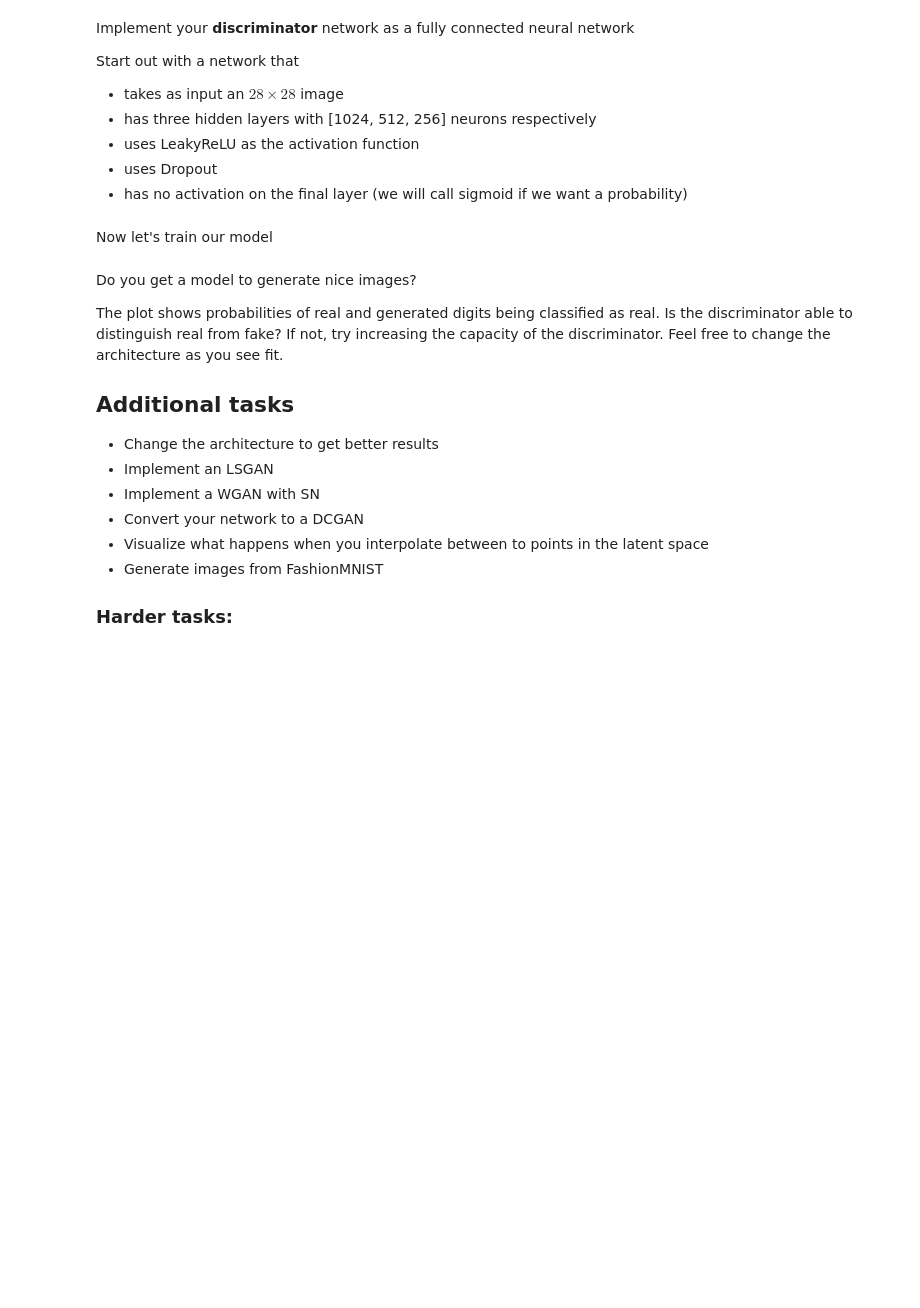
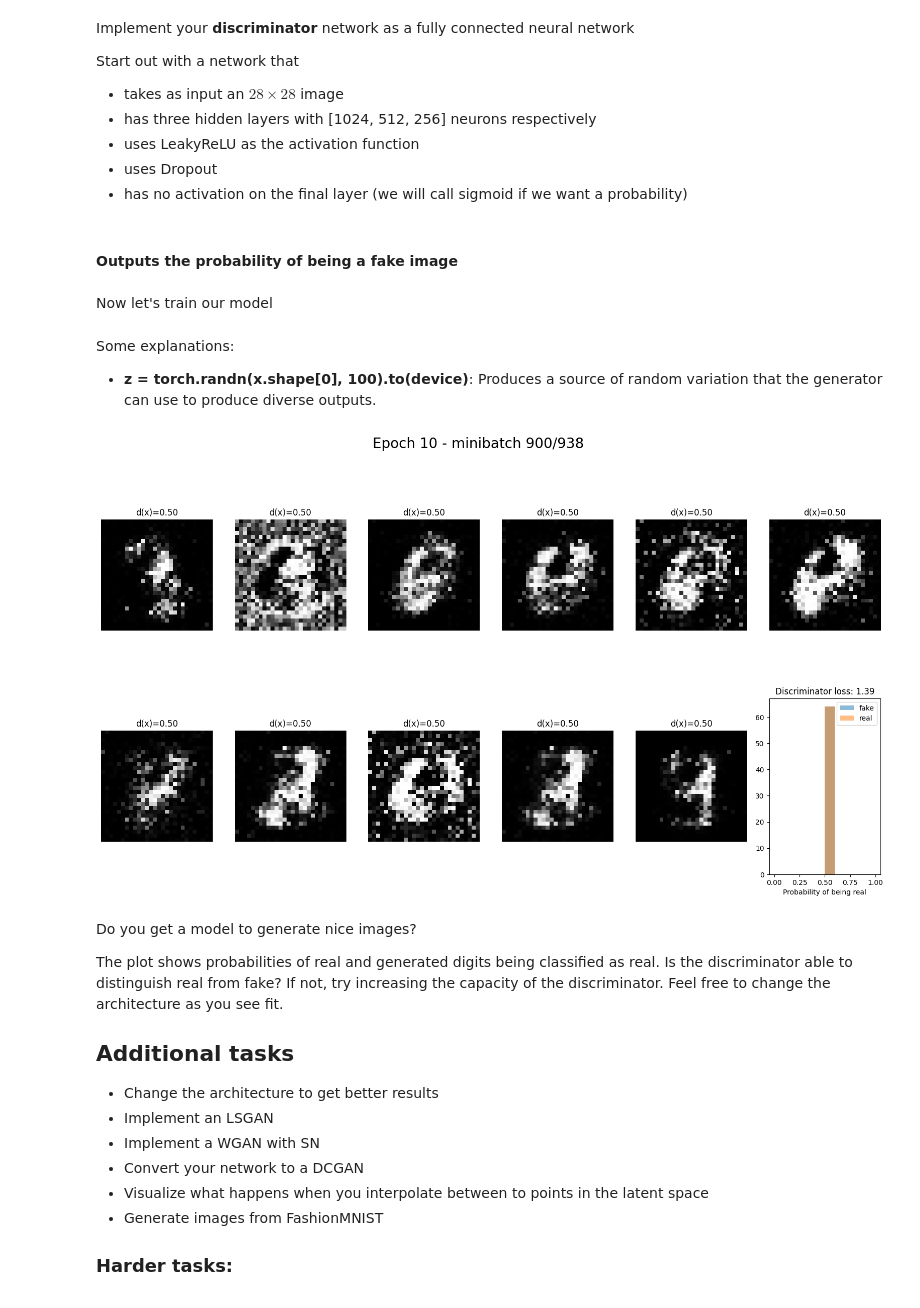
Before and after one commit to blclo/DeepLearningInComputerVision, a Jupyter notebook: P2_Gans/Exercise_3.ipynb, the cells around one changed output. Drawn from its saved outputs; the diff is of its cells as text; code cells hidden in the pictures; blank space fills up the shorter version.

```diff
--- a/P2_Gans/Exercise_3.ipynb
+++ b/P2_Gans/Exercise_3.ipynb
@@ -41,13 +43,3 @@ You could start with a network that:
 * uses LeakyReLU as the activation function
 * uses BatchNorm
 * has Tanh as the last layer (we work with MNIST in the -1 to 1 range)
-# %%
-class Generator(nn.Module):
-    def __init__(self):
-        super(Generator, self).__init__()
-        ....
-
-    def forward(self, x):
-        ....
-        x = x.view(x.size(0), 1, 28, 28)
-        return x
@@ -60,18 +80,36 @@ Start out with a network that
 * uses LeakyReLU as the activation function
 * uses Dropout
 * has no activation on the final layer (we will call sigmoid if we want a probability)
+# %% [markdown]
+#### Outputs the probability of being a fake image
 # %%
 class Discriminator(nn.Module):
     def __init__(self):
         super(Discriminator, self).__init__()
-        ....
+
+        self.fc = nn.Sequential(
+            nn.Linear(28*28, 1024),
+            nn.LeakyReLU(0.2),
+            nn.Dropout(0.3),
+            nn.Linear(1024, 512),
+            nn.LeakyReLU(0.2),
+            nn.Dropout(0.3),
+            nn.Linear(512, 256),
+            nn.LeakyReLU(0.2),
+            nn.Dropout(0.3),
+            nn.Linear(256,1),
+            nn.Sigmoid()
+        )
 
     def forward(self, x):
         x = x.view(x.size(0), -1)
-        ....
+        x = self.fc(x)
         return x
 # %% [markdown]
 Now let's train our model
+# %% [markdown]
+Some explanations:
+- **z = torch.randn(x.shape[0], 100).to(device)**: Produces a source of random variation that the generator can use to produce diverse outputs.
 # %%
 #Initialize networks
 d = Discriminator().to(device)
@@ -91,44 +129,57 @@ for epoch in range(num_epochs):
         x_fake = g(z)
         #Update discriminator
         d.zero_grad()
+
+        d_real = d(x_real)
+        #print(d_real.shape)
+        #print(torch.zeros_like(d_real).shape)
+        d_real_loss = torch.nn.functional.binary_cross_entropy_with_logits(d_real, torch.ones_like(d_real))
+
+        d_fake = d(x_fake.detach())
+        #print(d_fake)
+        d_fake_loss = torch.nn.functional.binary_cross_entropy_with_logits(d_fake, torch.zeros_like(d_fake))
+
         #remember to detach x_fake before using it to compute the discriminator loss
         #otherwise the discriminator loss will backpropagate through the generator as well, which is unnecessary.
-        d_loss= ...
+        d_loss = d_real_loss + d_fake_loss
         d_loss.backward()
         d_opt.step()
 
         #Update generator
         g.zero_grad()
-        g_loss = ...
+        g_loss = torch.nn.functional.binary_cross_entropy_with_logits(d(x_fake), torch.ones(x_fake.shape[0], 1).to(device))
         g_loss.backward()
         g_opt.step()
 
-        assert(not np.isnan(d_loss.item()))
+        assert(not np.isnan(d_loss.item())) #used to check if the discriminator loss (d_loss) is a valid numeric value and not NaN (Not a Number).
+
         #Plot results every 100 minibatches
         if minibatch_no % 100 == 0:
             with torch.no_grad():
                 P = discriminator_final_layer(d(x_fake))
                 for k in range(11):
                     x_fake_k = x_fake[k].cpu().squeeze()/2+.5
                     subplots[k].imshow(x_fake_k, cmap='gray')
                     subplots[k].set_title('d(x)=%.2f' % P[k])
                     subplots[k].axis('off')
                 z = torch.randn(batch_size, 100).to(device)
                 H1 = discriminator_final_layer(d(g(z))).cpu()
                 H2 = discriminator_final_layer(d(x_real)).cpu()
                 plot_min = min(H1.min(), H2.min()).item()
                 plot_max = max(H1.max(), H2.max()).item()
                 subplots[-1].cla()
                 subplots[-1].hist(H1.squeeze(), label='fake', range=(plot_min, plot_max), alpha=0.5)
                 subplots[-1].hist(H2.squeeze(), label='real', range=(plot_min, plot_max), alpha=0.5)
                 subplots[-1].legend()
                 subplots[-1].set_xlabel('Probability of being real')
                 subplots[-1].set_title('Discriminator loss: %.2f' % d_loss.item())
 
                 title = 'Epoch {e} - minibatch {n}/{d}'.format(e=epoch+1, n=minibatch_no, d=len(train_loader))
                 plt.gcf().suptitle(title, fontsize=20)
                 display.display(plt.gcf())
                 display.clear_output(wait=True)
+# %% [output]
+[figure, added]
 # %% [markdown]
 Do you get a model to generate nice images?
 
```
Also changed, not shown: parts of 2 cells of this notebook.
